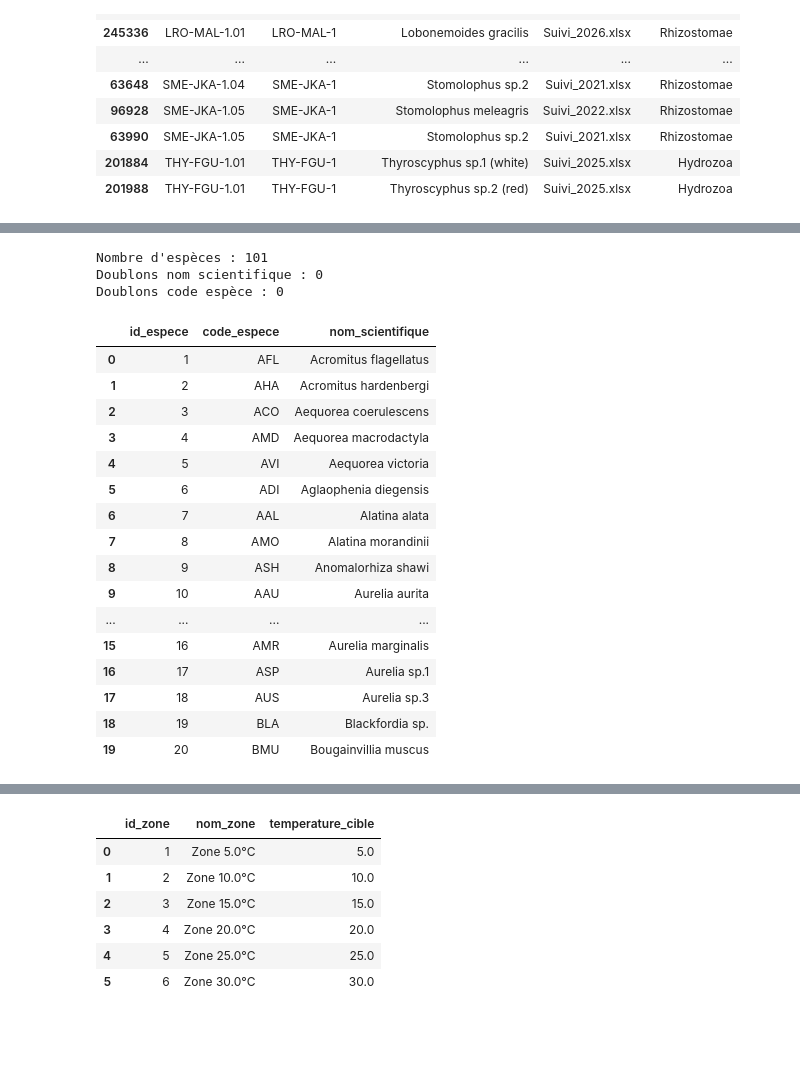
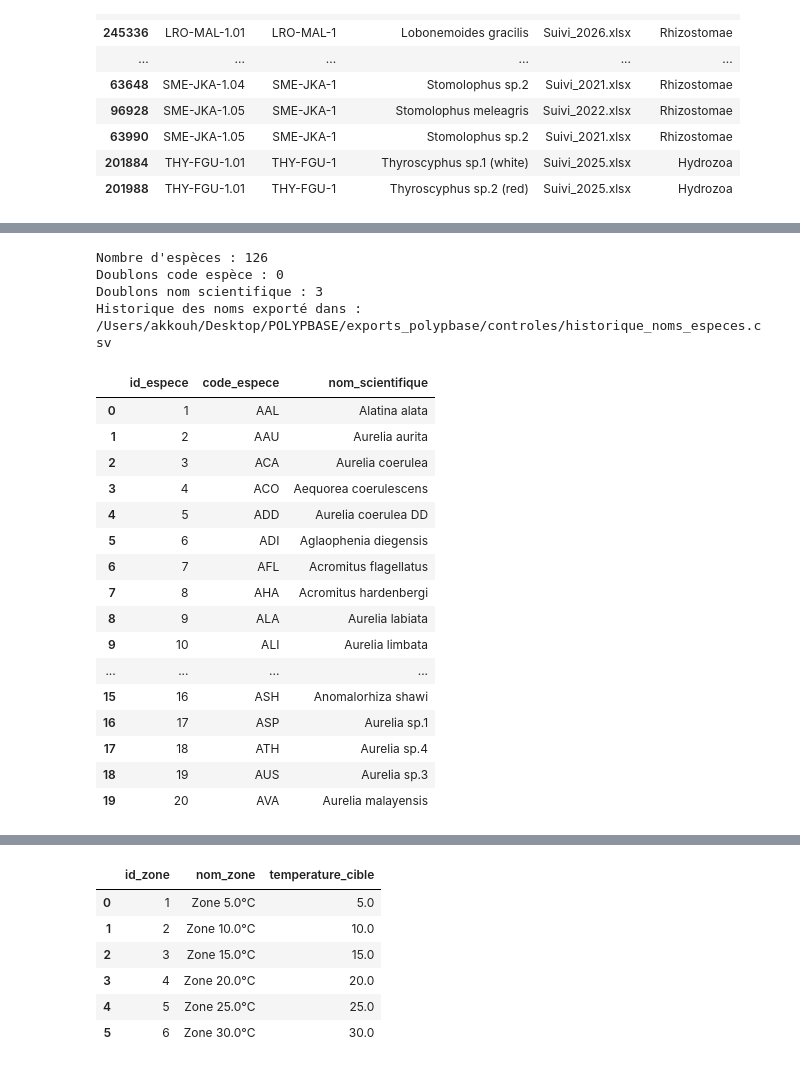
Before and after one commit to Anthony2210/POLYPBASE, a Jupyter notebook: notebooks/excel_to_polypbase_tables.ipynb, the cells around one changed output, grey strips where cells are left out. Drawn from its saved outputs; the diff is of its cells as text; code cells hidden in the pictures; blank space fills up the shorter version.

Commit message:
Ajout des anomalies nettoyées et exports Polypbase

```diff
--- a/notebooks/excel_to_polypbase_tables.ipynb
+++ b/notebooks/excel_to_polypbase_tables.ipynb
@@ -8,6 +13,7 @@ import re
 
 import numpy as np
 import pandas as pd
+from openpyxl import load_workbook
 
 # Dossier du projet.
 # Ce chemin doit pointer vers le clone propre du projet, pas vers la corbeille.
@@ -36,12 +42,14 @@ if DATA_DIR is None:
     DATA_DIR = PROJECT_DIR / "data"
     excel_files = []
 
-# Dossiers de sortie pour les tables propres et les anomalies.
+# Dossiers de sortie pour les tables propres, les anomalies et les fichiers de contrôle.
 OUTPUT_DIR = PROJECT_DIR / "exports_polypbase"
 ANOMALY_DIR = OUTPUT_DIR / "anomalies"
+CONTROL_DIR = OUTPUT_DIR / "controles"
 
 OUTPUT_DIR.mkdir(exist_ok=True)
 ANOMALY_DIR.mkdir(parents=True, exist_ok=True)
+CONTROL_DIR.mkdir(parents=True, exist_ok=True)
 
 print("Dossier projet :", PROJECT_DIR)
 print("Dossier données :", DATA_DIR)
@@ -844,53 +1011,75 @@ Toutes les anomalies : 19683
 # %%
 # Table ESPECE, à partir des données valides.
+# Le code espèce est utilisé comme identifiant stable.
+# Si un code espèce a eu plusieurs noms dans le temps, on retient le dernier nom observé.
+
+historique_noms_especes_df = (
+    clean_tracking_valid_df[[
+        "code_espece_local",
+        "espece",
+        "annee",
+        "semaine",
+        "fichier_source",
+        "feuille_source"
+    ]]
+    .dropna(subset=["code_espece_local", "espece"])
+    .drop_duplicates()
+    .sort_values(["code_espece_local", "annee", "semaine"])
+)
+
+historique_noms_especes_df.to_csv(
+    CONTROL_DIR / "historique_noms_especes.csv",
+    index=False,
+    encoding="utf-8-sig"
+)
 
 espece_df = (
-    clean_tracking_valid_df[[
-        "espece",
-        "code_espece_local"
-    ]]
-    .dropna(subset=["espece"])
-    .drop_duplicates()
-    .sort_values("espece")
+    historique_noms_especes_df
+    .sort_values(["code_espece_local", "annee", "semaine"])
+    .drop_duplicates(subset=["code_espece_local"], keep="last")
+    [["code_espece_local", "espece"]]
+    .sort_values("code_espece_local")
     .reset_index(drop=True)
 )
 
 espece_df["id_espece"] = range(1, len(espece_df) + 1)
 
 espece_df = espece_df.rename(columns={
     "espece": "nom_scientifique",
     "code_espece_local": "code_espece"
 })
 
 espece_df = espece_df[[
     "id_espece",
     "code_espece",
     "nom_scientifique"
 ]]
 
 print("Nombre d'espèces :", len(espece_df))
+print("Doublons code espèce :", espece_df["code_espece"].duplicated().sum())
 print("Doublons nom scientifique :", espece_df["nom_scientifique"].duplicated().sum())
-print("Doublons code espèce :", espece_df["code_espece"].duplicated().sum())
+print("Historique des noms exporté dans :", CONTROL_DIR / "historique_noms_especes.csv")
 display(espece_df.head(20))
 # %% [output]
-Nombre d'espèces : 101
-Doublons nom scientifique : 0
+Nombre d'espèces : 126
 Doublons code espèce : 0
+Doublons nom scientifique : 3
+Historique des noms exporté dans : /Users/akkouh/Desktop/POLYPBASE/exports_polypbase/controles/historique_noms_especes.csv
 |  | id_espece | code_espece | nom_scientifique |
-| 0 | 1 | AFL | Acromitus flagellatus |
-| 1 | 2 | AHA | Acromitus hardenbergi |
-| 2 | 3 | ACO | Aequorea coerulescens |
-| 3 | 4 | AMD | Aequorea macrodactyla |
-| 4 | 5 | AVI | Aequorea victoria |
+| 0 | 1 | AAL | Alatina alata |
+| 1 | 2 | AAU | Aurelia aurita |
+| 2 | 3 | ACA | Aurelia coerulea |
+| 3 | 4 | ACO | Aequorea coerulescens |
+| 4 | 5 | ADD | Aurelia coerulea DD |
 | 5 | 6 | ADI | Aglaophenia diegensis |
-| 6 | 7 | AAL | Alatina alata |
-| 7 | 8 | AMO | Alatina morandinii |
-| 8 | 9 | ASH | Anomalorhiza shawi |
-| 9 | 10 | AAU | Aurelia aurita |
+| 6 | 7 | AFL | Acromitus flagellatus |
+| 7 | 8 | AHA | Acromitus hardenbergi |
+| 8 | 9 | ALA | Aurelia labiata |
+| 9 | 10 | ALI | Aurelia limbata |
 | ... | ... | ... | ... |
-| 15 | 16 | AMR | Aurelia marginalis |
+| 15 | 16 | ASH | Anomalorhiza shawi |
 | 16 | 17 | ASP | Aurelia sp.1 |
-| 17 | 18 | AUS | Aurelia sp.3 |
-| 18 | 19 | BLA | Blackfordia sp. |
-| 19 | 20 | BMU | Bougainvillia muscus |
+| 17 | 18 | ATH | Aurelia sp.4 |
+| 18 | 19 | AUS | Aurelia sp.3 |
+| 19 | 20 | AVA | Aurelia malayensis |
 # %%
```
Also changed, not shown: parts of 18 cells of this notebook, 1 other file.
